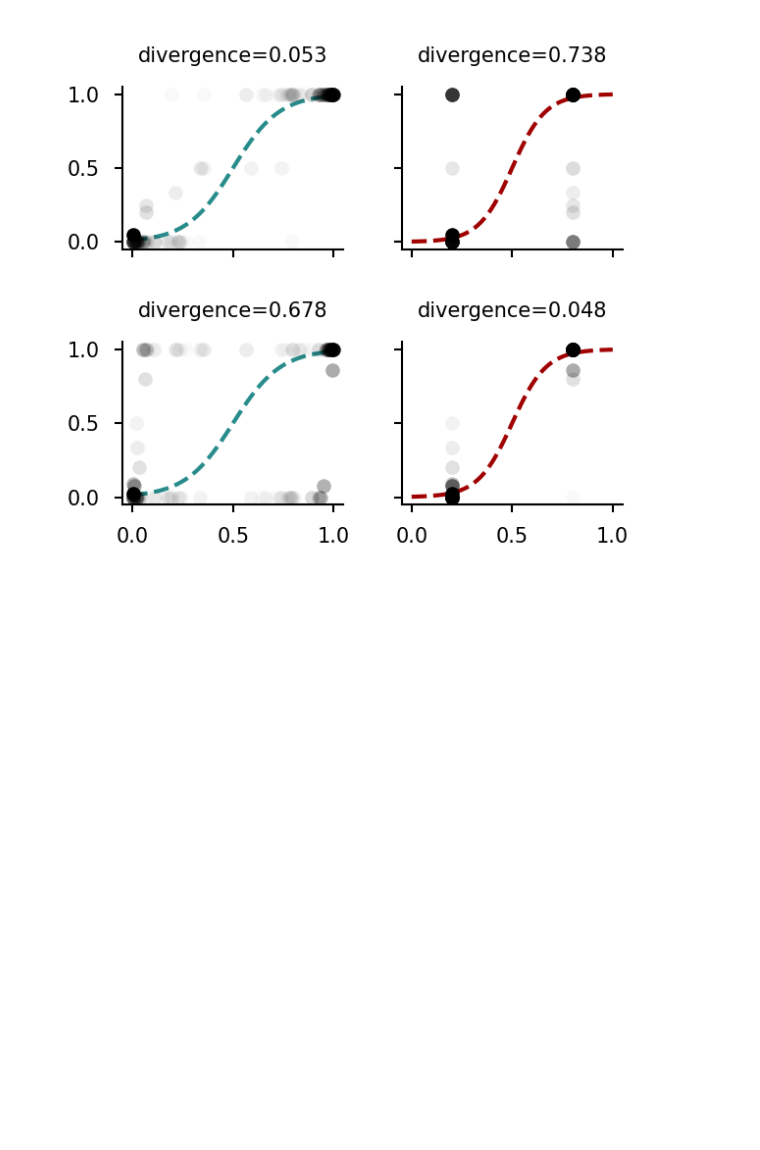
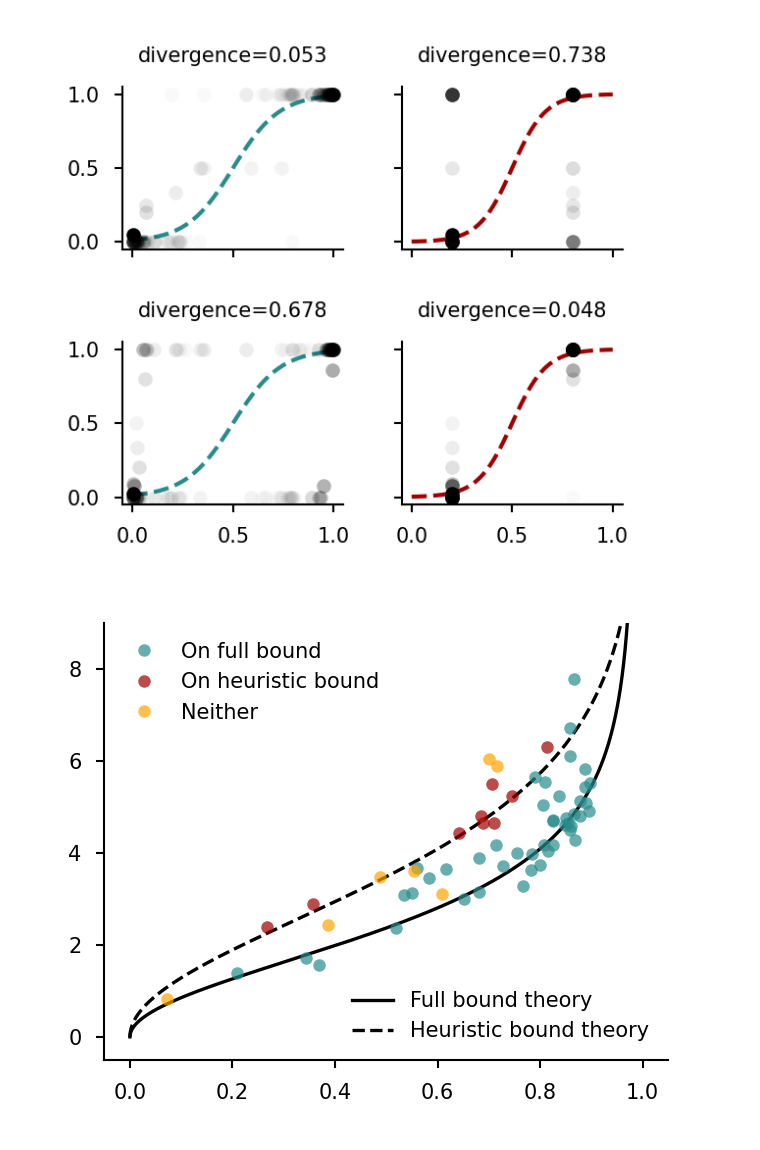
Before and after one commit to jacobaparker/human-inference-IB, a Jupyter notebook: main_analyses_figures.ipynb, the cells around one changed output. Saved outputs shown, nothing was run; the diff lists cells and outputs as text; code cells hidden in the pictures; blank space fills up the shorter version.

```diff
--- a/main_analyses_figures.ipynb
+++ b/main_analyses_figures.ipynb
@@ -557,3 +572,33 @@ plt.tight_layout()
 savefig(fig, 'Figure3/figure3_beads_PMFs')
 # %% [output]
 [figure]
+# %%
+# plot choice noise term (best-fitting model betastar) vs I(X;R) for run 2
+# EXCLUDE those with I(X;R) < 0.05
+
+modeldf_beads = pd.read_csv(beads_datadir + 'model_fits.csv')
+alldata_beads = pd.merge(ibdf_beads, modeldf_beads, on=['subject_ID', 'subject_index', 'run'])
+
+conds = (alldata_beads['Ixr'] >= 0.05) & (alldata_beads['run']==2)
+
+fig, ax = plt.subplots(figsize=(2.3, 1.9), dpi=300)
+
+ib_theory, = ax.plot(emp_softmax_curve_opt_beads['I_XR'], emp_softmax_curve_opt_beads['betastar'], 'k', alpha=1,linewidth=0.8,label='Full bound theory')
+heur_theory, = ax.plot(emp_softmax_curve_heur_beads['I_XR'], emp_softmax_curve_heur_beads['betastar'], '--k', alpha=1,linewidth=0.8,label='Heuristic bound theory')
+
+for sjind in pd.unique(alldata_beads.loc[conds,'subject_index']):
+    sjconds = conds & (alldata_beads['subject_index'] == sjind)
+    if (alldata_beads.loc[conds & (alldata_beads['subject_index'] == sjind),'bound_class'].to_numpy() == 'full'):
+        onfullbound, = ax.plot(alldata_beads.loc[sjconds,'Ixr'],alldata_beads.loc[sjconds,'best_model_betastar'],'o',c=optcolor,alpha=0.7,markersize=3,markeredgewidth=0,markeredgecolor='none',label='On full bound')
+    elif alldata_beads.loc[conds & (alldata_beads['subject_index'] == sjind),'bound_class'].to_numpy() == '1back':
+        onheurbound, = ax.plot(alldata_beads.loc[sjconds,'Ixr'],alldata_beads.loc[sjconds,'best_model_betastar'],'o',c=heurcolor,alpha=0.7,markersize=3,markeredgewidth=0,markeredgecolor='none',label='On heuristic bound')
+    elif alldata_beads.loc[conds & (alldata_beads['subject_index'] == sjind),'bound_class'].to_numpy() == 'none':
+        other, = ax.plot(alldata_beads.loc[sjconds,'Ixr'],alldata_beads.loc[sjconds,'best_model_betastar'],'o',c=nonecolor,alpha=0.7,markersize=3,markeredgewidth=0,markeredgecolor='none',label='Neither')
+leg1 = ax.legend(handles=[onfullbound, onheurbound, other],fontsize=5, frameon=False, loc='upper left')
+leg2 = ax.legend(handles=[ib_theory, heur_theory],fontsize=5, frameon=False, loc='lower right')
+ax.add_artist(leg1)
+ax.set_ylim(-0.5,9)
+format_axis(ax)
+plt.tight_layout()
+# %% [output]
+[figure, added]
```
Also changed, not shown: parts of 14 cells of this notebook, 12 other files.
